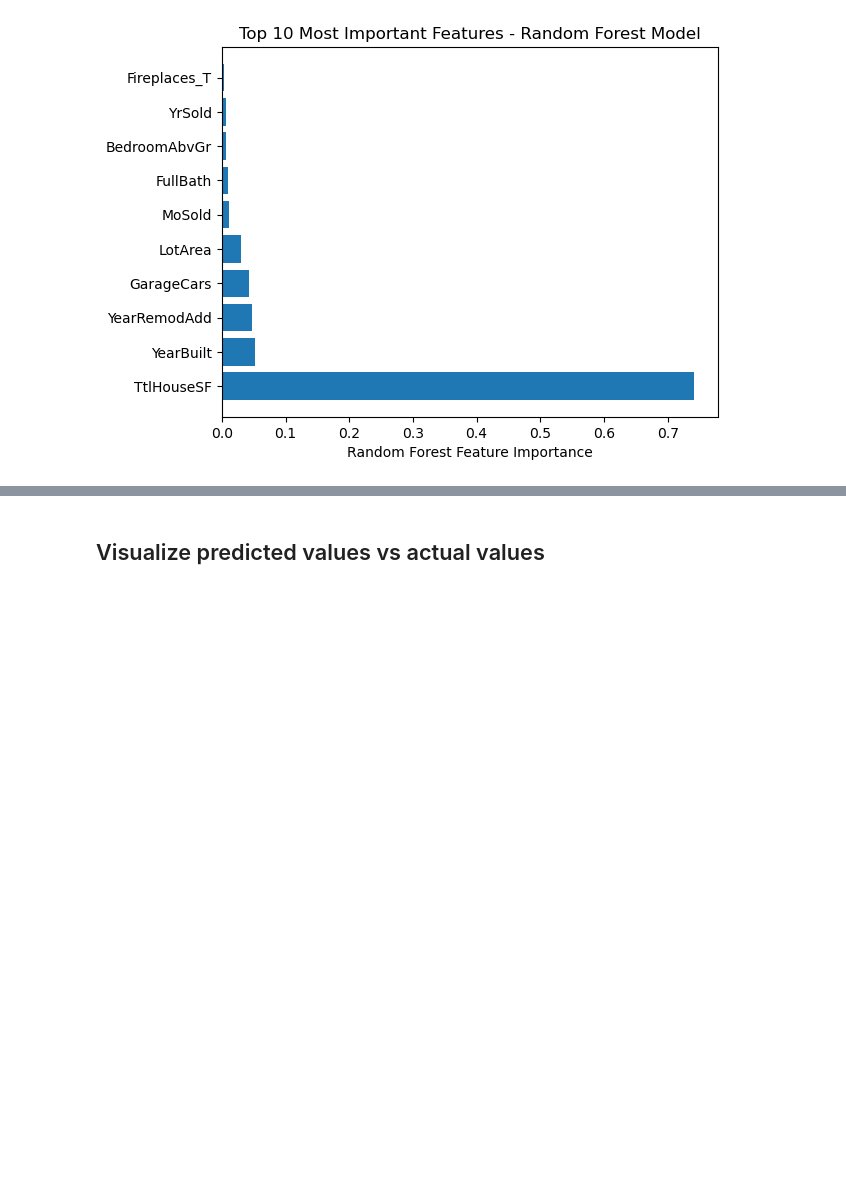
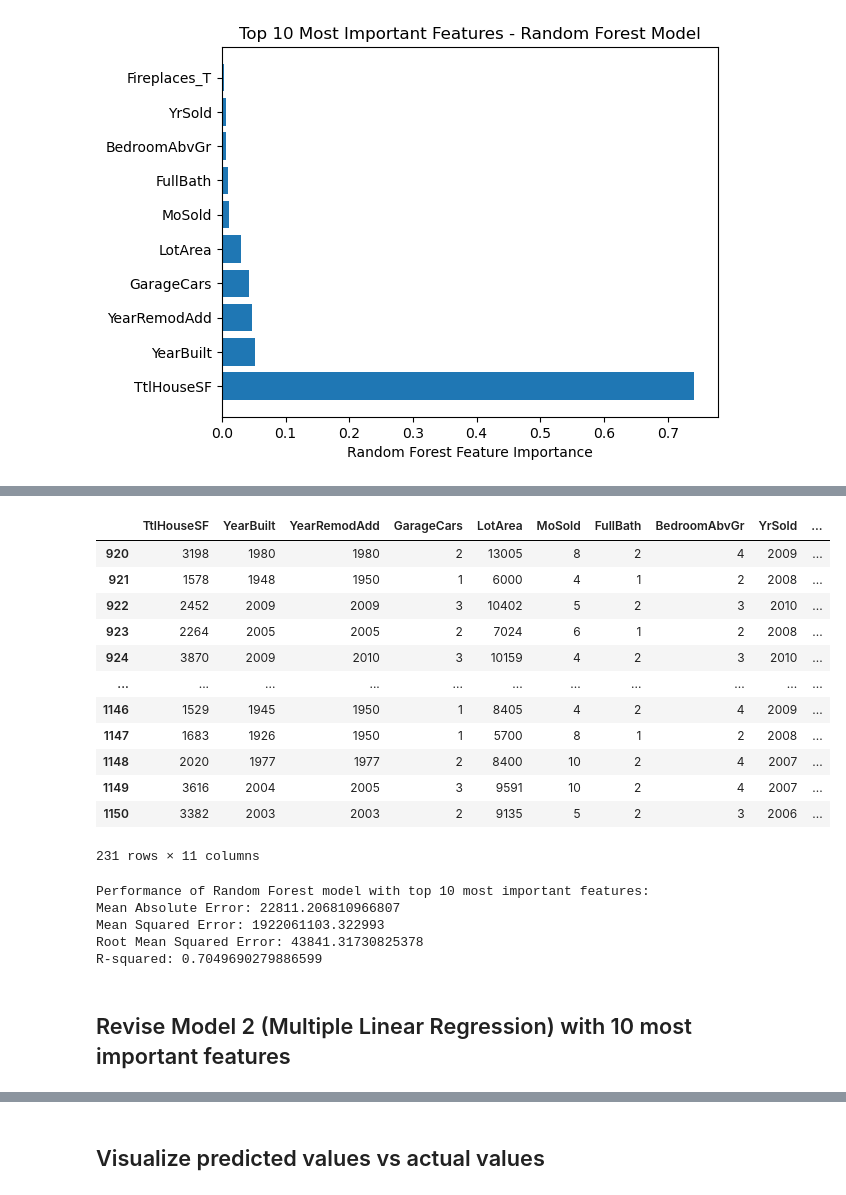
Before and after one commit to litarusso/House-Pricing, a Jupyter notebook: notebook/MLA/Machine Learning Models.ipynb, the cells around one changed output, grey strips where cells are left out. Saved outputs shown, nothing was run; the diff lists cells and outputs as text; code cells hidden in the pictures; blank space fills up the shorter version.

```diff
--- a/notebook/MLA/Machine Learning Models.ipynb
+++ b/notebook/MLA/Machine Learning Models.ipynb
@@ -334,0 +337,4 @@ Text(0.5, 1.0, 'Top 10 Most Important Features - Random Forest Model')
+# %%
+# Load the clean dataset
+clean_data_df = pd.read_csv("Resource/clean_data.csv")
+clean_data_df
@@ -334,0 +355,68 @@ Text(0.5, 1.0, 'Top 10 Most Important Features - Random Forest Model')
+# %%
+# Split the data into features and target variable
+X = clean_data_df[['TtlHouseSF', 'YearBuilt', 'YearRemodAdd', 'GarageCars', 'LotArea', 'MoSold', 'FullBath', 'BedroomAbvGr', 'YrSold']]
+y = clean_data_df["SalePrice"]
+
+# Split the data into training and test sets
+X_train, X_test, y_train, y_test = train_test_split(X, y, test_size=0.2, random_state=0)
+# %%
+# Train the Random Forest model with 10 most important features
+
+rf_10 = RandomForestRegressor(n_estimators=100, random_state=0)
+rf_10.fit(X_train, y_train)
+
+# Make predictions on the test set
+rf_10_y_pred = rf_10.predict(X_test)
+# %%
+# Create a new column for the actual sale prices in the X_test dataframe
+X_test['actual_sale_price'] = y_test
+
+# Create a new column for the predictions in the original dataset
+X_test['predicted_value_rf'] = rf_10_y_pred
+
+# Concatenate the original dataset with the predictions
+rf_10_result = pd.concat([X_train, X_test], ignore_index=True)
+rf_10_result = rf_10_result[rf_10_result['predicted_value_rf'].notnull()]
+rf_10_result
+# %% [output]
+|  | TtlHouseSF | YearBuilt | YearRemodAdd | GarageCars | LotArea | MoSold | FullBath | BedroomAbvGr | YrSold | ... |
+| 920 | 3198 | 1980 | 1980 | 2 | 13005 | 8 | 2 | 4 | 2009 | ... |
+| 921 | 1578 | 1948 | 1950 | 1 | 6000 | 4 | 1 | 2 | 2008 | ... |
+| 922 | 2452 | 2009 | 2009 | 3 | 10402 | 5 | 2 | 3 | 2010 | ... |
+| 923 | 2264 | 2005 | 2005 | 2 | 7024 | 6 | 1 | 2 | 2008 | ... |
+| 924 | 3870 | 2009 | 2010 | 3 | 10159 | 4 | 2 | 3 | 2010 | ... |
+| ... | ... | ... | ... | ... | ... | ... | ... | ... | ... | ... |
+| 1146 | 1529 | 1945 | 1950 | 1 | 8405 | 4 | 2 | 4 | 2009 | ... |
+| 1147 | 1683 | 1926 | 1950 | 1 | 5700 | 8 | 1 | 2 | 2008 | ... |
+| 1148 | 2020 | 1977 | 1977 | 2 | 8400 | 10 | 2 | 4 | 2007 | ... |
+| 1149 | 3616 | 2004 | 2005 | 3 | 9591 | 10 | 2 | 4 | 2007 | ... |
+| 1150 | 3382 | 2003 | 2003 | 2 | 9135 | 5 | 2 | 3 | 2006 | ... |
+231 rows × 11 columns
+# %%
+# Evaluate the performance of the Random Forest model with top 10 most important features
+
+print('Performance of Random Forest model with top 10 most important features:')
+
+# Mean Absolute Error
+rf_10_mae = mean_absolute_error(y_test, rf_10_y_pred)
+print("Mean Absolute Error:", rf_10_mae)
+
+# Mean Squared Error
+rf_10_mse = mean_squared_error(y_test, rf_10_y_pred)
+print("Mean Squared Error:", rf_10_mse)
+
+# Root Mean Squared Error
+rf_10_rmse = np.sqrt(rf_10_mse)
+print("Root Mean Squared Error:", rf_10_rmse)
+
+# R-squared
+rf_10_r2 = r2_score(y_test, rf_10_y_pred)
+print("R-squared:", rf_10_r2)
+# %% [output]
+Performance of Random Forest model with top 10 most important features:
+Mean Absolute Error: 22811.206810966807
+Mean Squared Error: 1922061103.322993
+Root Mean Squared Error: 43841.31730825378
+R-squared: 0.7049690279886599
+# %% [markdown]
+## Revise Model 2 (Multiple Linear Regression) with 10 most important features
```
Also changed, not shown: parts of 8 cells of this notebook.
